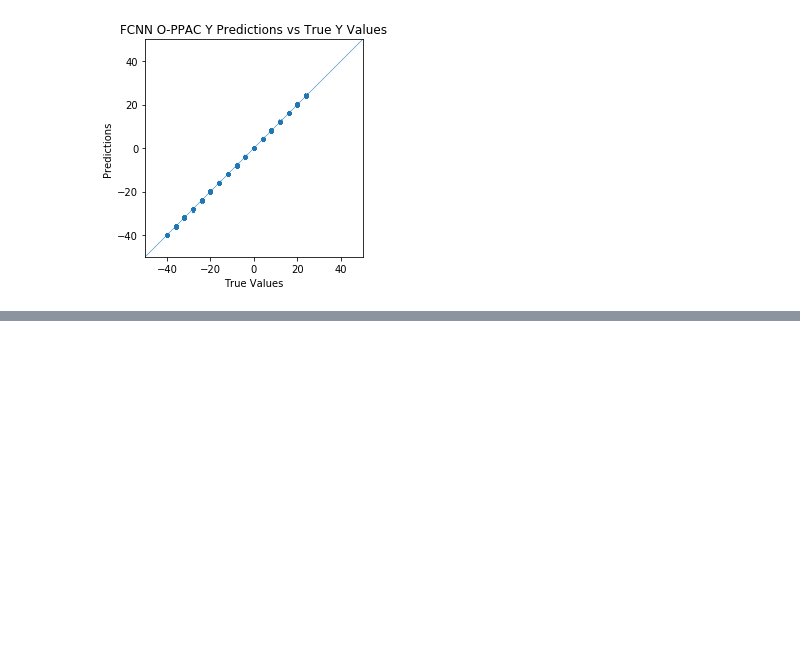
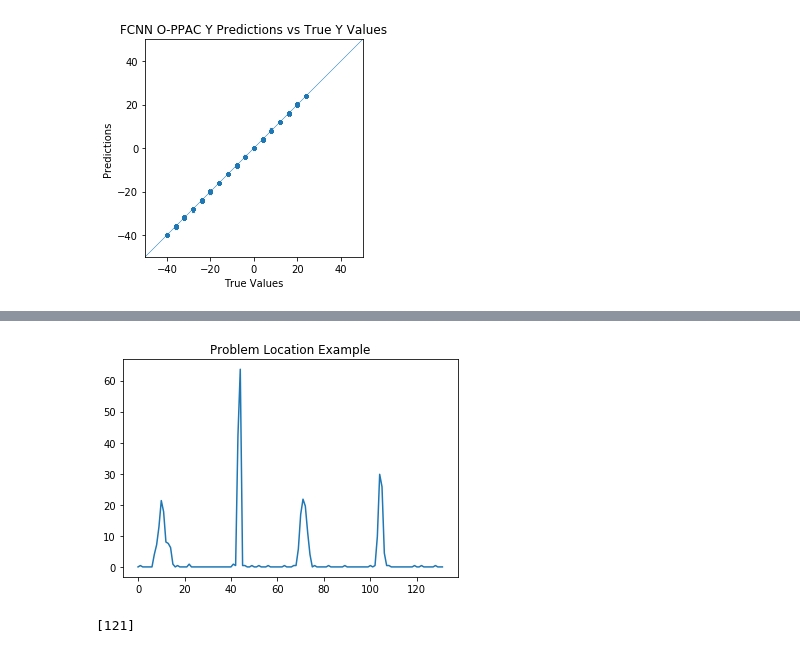
Before and after one commit to krober4771/O-PPAC-REU-2020, a Jupyter notebook: O-PPAC FCNN with Fixed Sim Data.ipynb, the cells around one changed output, grey strips where cells are left out. Drawn from its saved outputs; the diff is of its cells as text; code cells hidden in the pictures; blank space fills up the shorter version.

```diff
--- a/O-PPAC FCNN with Fixed Sim Data.ipynb
+++ b/O-PPAC FCNN with Fixed Sim Data.ipynb
@@ -297,0 +297,19 @@ SyntaxError: invalid character in identifier (<ipython-input-754-f4975698a1a7>,
+# %%
+#graph the location of areas with larger error (bad_yvalue must come from y-prediction)
+bad_yvalue = -1.099721908569336
+y_test_locat = y_error.index(bad_yvalue)
+
+plt.title('Problem Location Example')
+plt.plot(unshuf_data[y_test_locat][:-1]*100)
+plt.show()
+# %% [output]
+[figure, added]
+# %%
+#in "bad value" plug in y error value to find the index for x_pos and y_pos
+bad_value = -1.099721908569336
+x_locat = np.where(x_pos == (np.array(x_test[y_error.index(bad_value)])))
+y_locat = np.where(y_pos == (np.array(y_test[y_error.index(bad_value)])))
+
+print(np.intersect1d(x_locat, y_locat))
+# %% [output]
+[121]
```
Also changed, not shown: parts of 24 cells of this notebook.
